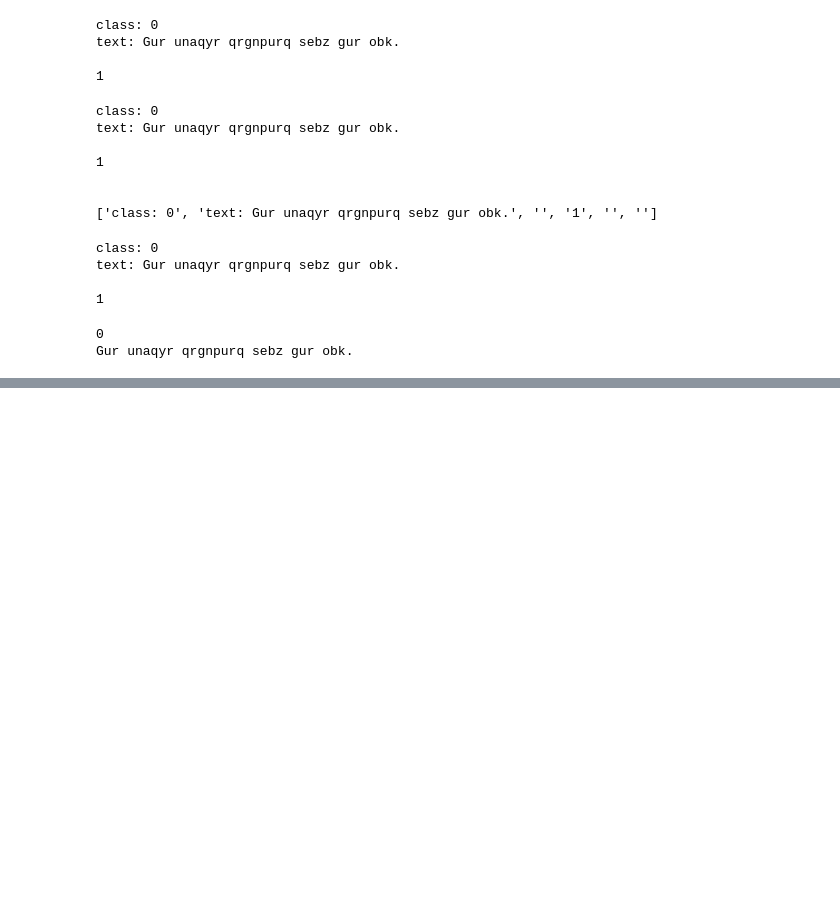
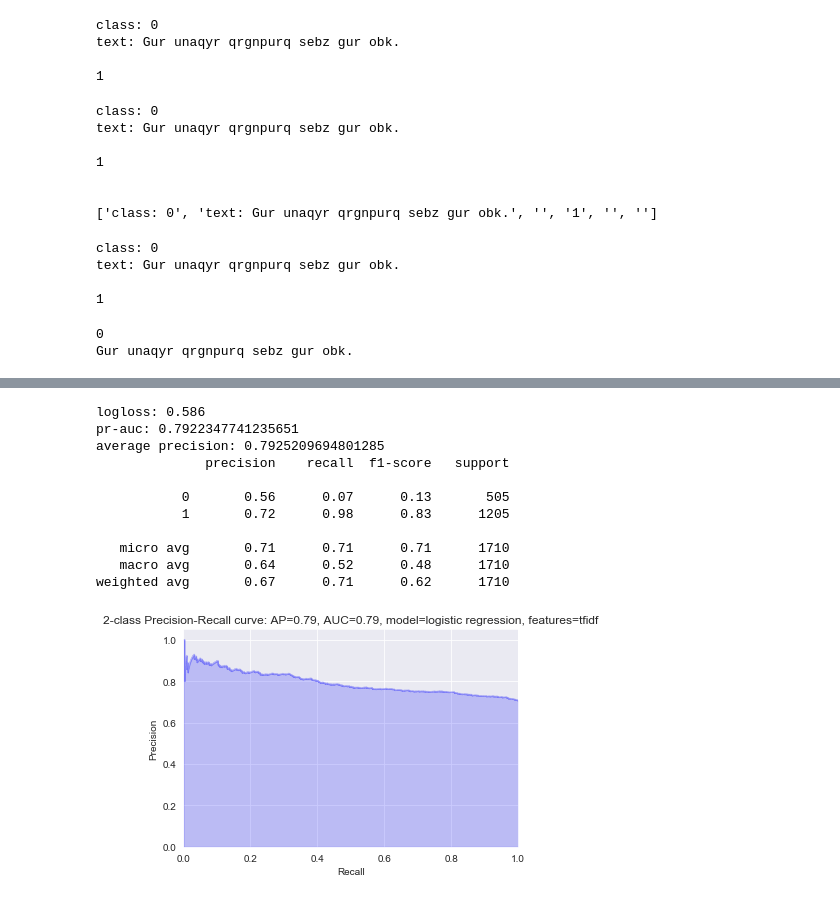
Before and after one commit to ck-unifr/marketlogic, a Jupyter notebook: marketlogic.ipynb, the cells around one changed output, grey strips where cells are left out. Drawn from its saved outputs; the diff is of its cells as text; code cells hidden in the pictures; blank space fills up the shorter version.

```diff
--- a/marketlogic.ipynb
+++ b/marketlogic.ipynb
@@ -159,0 +338,5 @@ df_pdf.head()
+# %%
+y = df_pdf['class']
+x = df_pdf['text_non_pun'].values
+# %%
+xtrain, xvalid, ytrain, yvalid = train_test_split(x, y, stratify=y, random_state=42, test_size=0.2, shuffle=True)
@@ -159,0 +372,39 @@ df_pdf.head()
+# %%
+tfv = TfidfVectorizer(min_df=3,
+                      max_features=None,
+                      strip_accents='unicode',
+                      analyzer='word',
+                      token_pattern=r'\w{1,}',
+                      ngram_range=(1, 3),
+                      use_idf=1,
+                      smooth_idf=1,
+                      sublinear_tf=1,
+                      stop_words = 'english',
+                     )
+
+# Fitting TF-IDF to both training and test sets (semi-supervised learning)
+tfv.fit(list(xtrain) + list(xvalid))
+xtrain_tfv =  tfv.transform(xtrain)
+xvalid_tfv = tfv.transform(xvalid)
+# %%
+# Fitting a simple Logistic Regression on TFIDF
+clf = LogisticRegression()
+clf.fit(xtrain_tfv, ytrain)
+
+predictions = clf.predict_proba(xvalid_tfv)
+ypred = clf.predict(xvalid_tfv)
+# %%
+show_performance(yvalid, predictions, ypred, 'logistic regression', 'tfidf')
+# %% [output]
+logloss: 0.586
+pr-auc: 0.7922347741235651
+average precision: 0.7925209694801285
+              precision    recall  f1-score   support
+
+           0       0.56      0.07      0.13       505
+           1       0.72      0.98      0.83      1205
+
+   micro avg       0.71      0.71      0.71      1710
+   macro avg       0.64      0.52      0.48      1710
+weighted avg       0.67      0.71      0.62      1710
+[figure, added]
```
Also changed, not shown: parts of 31 cells of this notebook.
